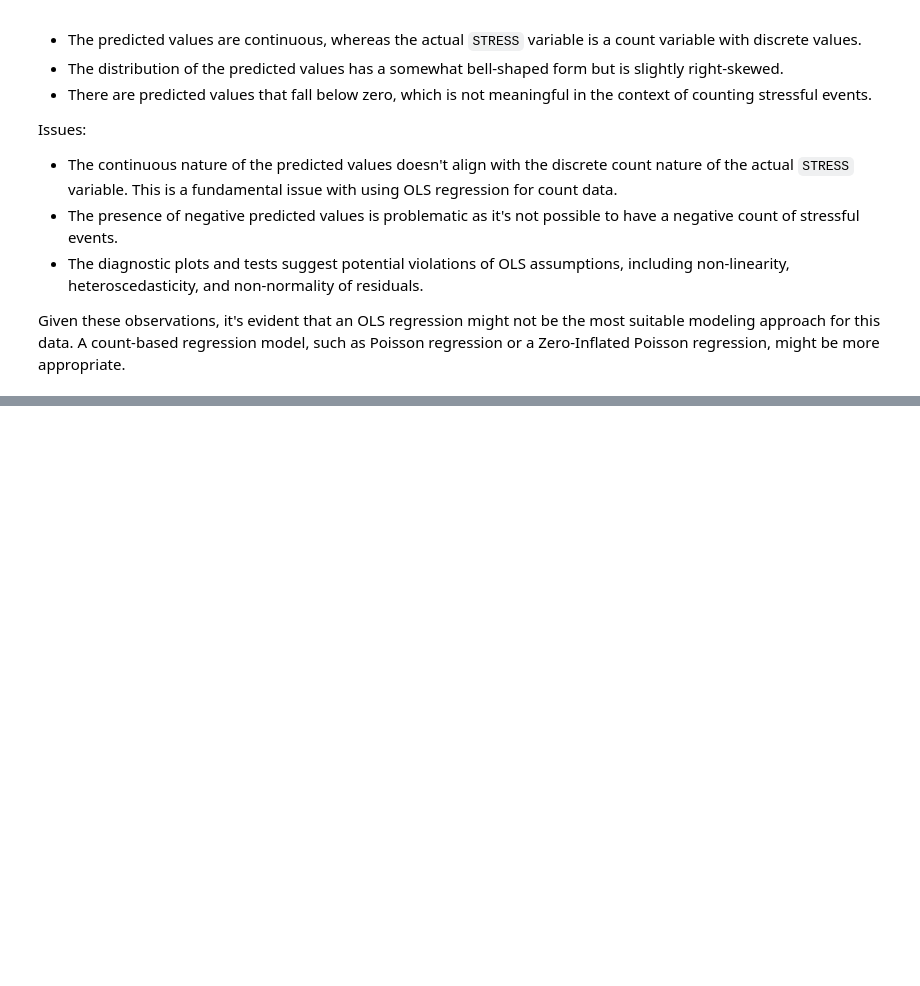
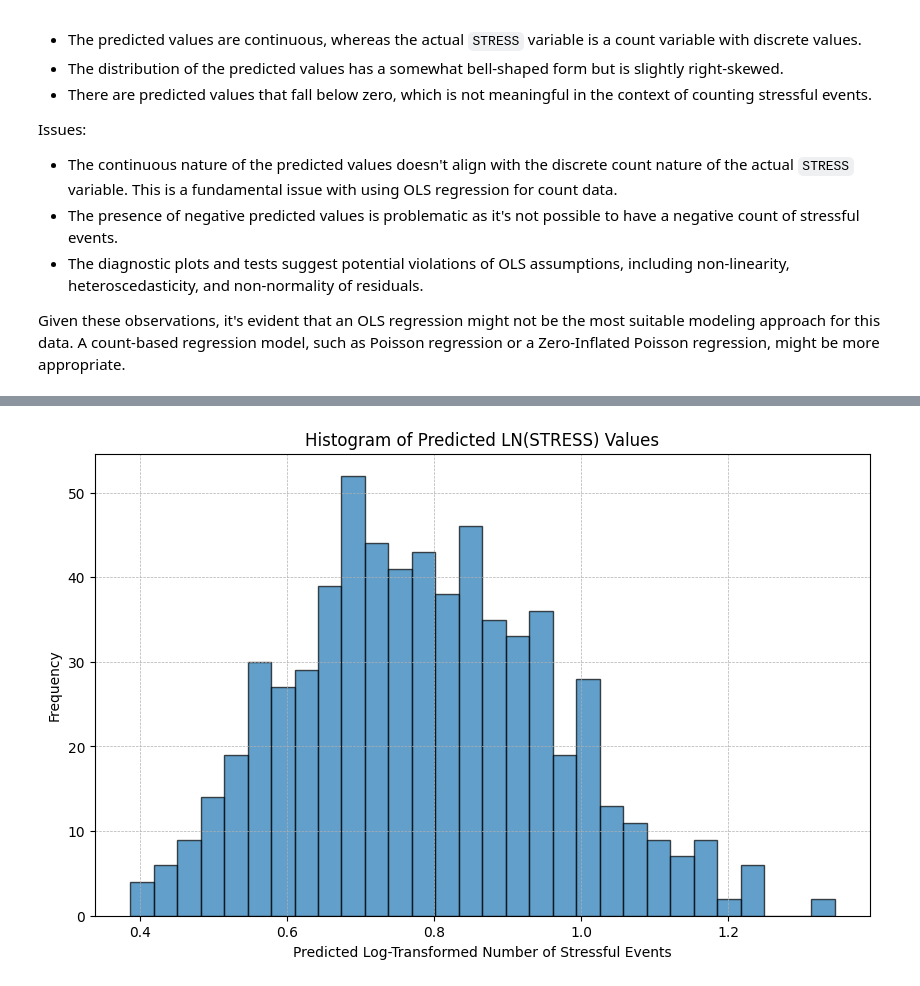
Before and after one commit to MichaelRocchio/msds_410, a Jupyter notebook: Assignment_9/rocchio_assign9.ipynb, the cells around one changed output, grey strips where cells are left out. Drawn from its saved outputs; the diff is of its cells as text; code cells hidden in the pictures; blank space fills up the shorter version.

```diff
--- a/Assignment_9/rocchio_assign9.ipynb
+++ b/Assignment_9/rocchio_assign9.ipynb
@@ -176,0 +265,12 @@ Given these observations, it's evident that an OLS regression might not be the m
+# %%
+ln_y_hat = ln_results.fittedvalues
+
+plt.figure(figsize=(10, 6))
+plt.hist(ln_y_hat, bins=30, edgecolor='k', alpha=0.7)
+plt.title('Histogram of Predicted LN(STRESS) Values')
+plt.xlabel('Predicted Log-Transformed Number of Stressful Events')
+plt.ylabel('Frequency')
+plt.grid(True, which='both', linestyle='--', linewidth=0.5)
+plt.show()
+# %% [output]
+[figure, added]
```
Also changed, not shown: parts of 12 cells of this notebook.
